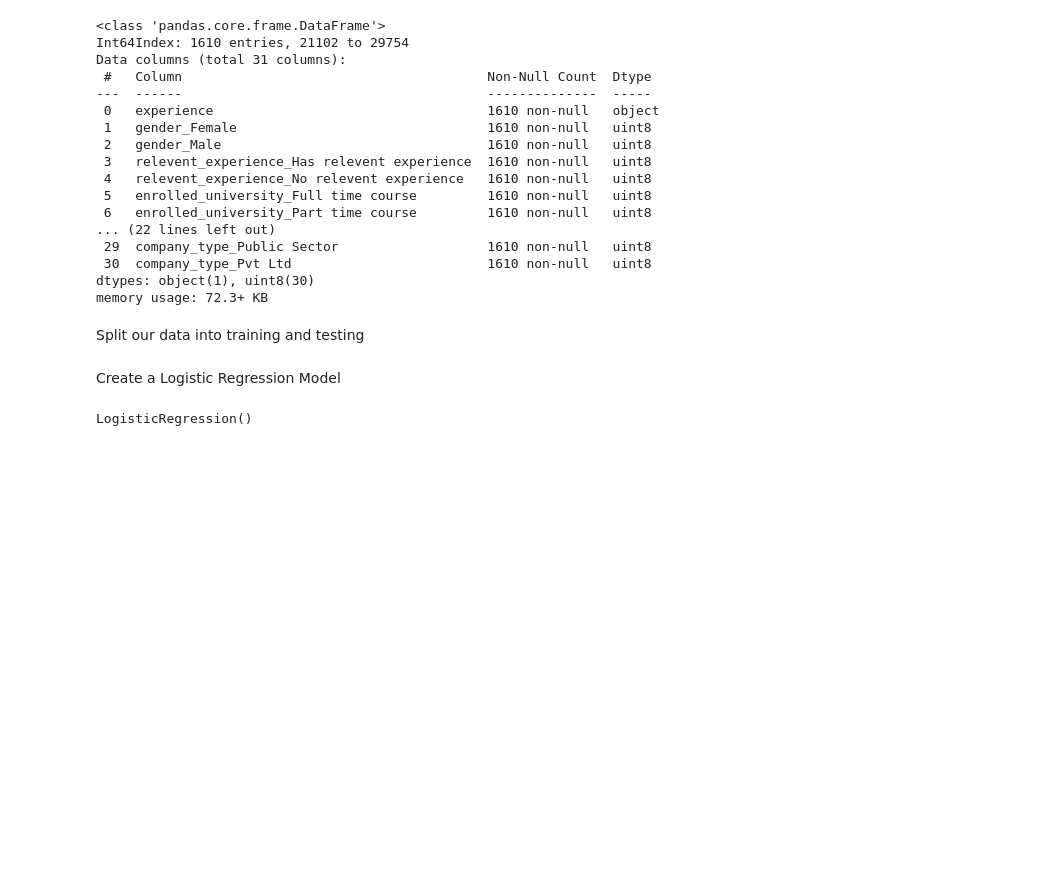
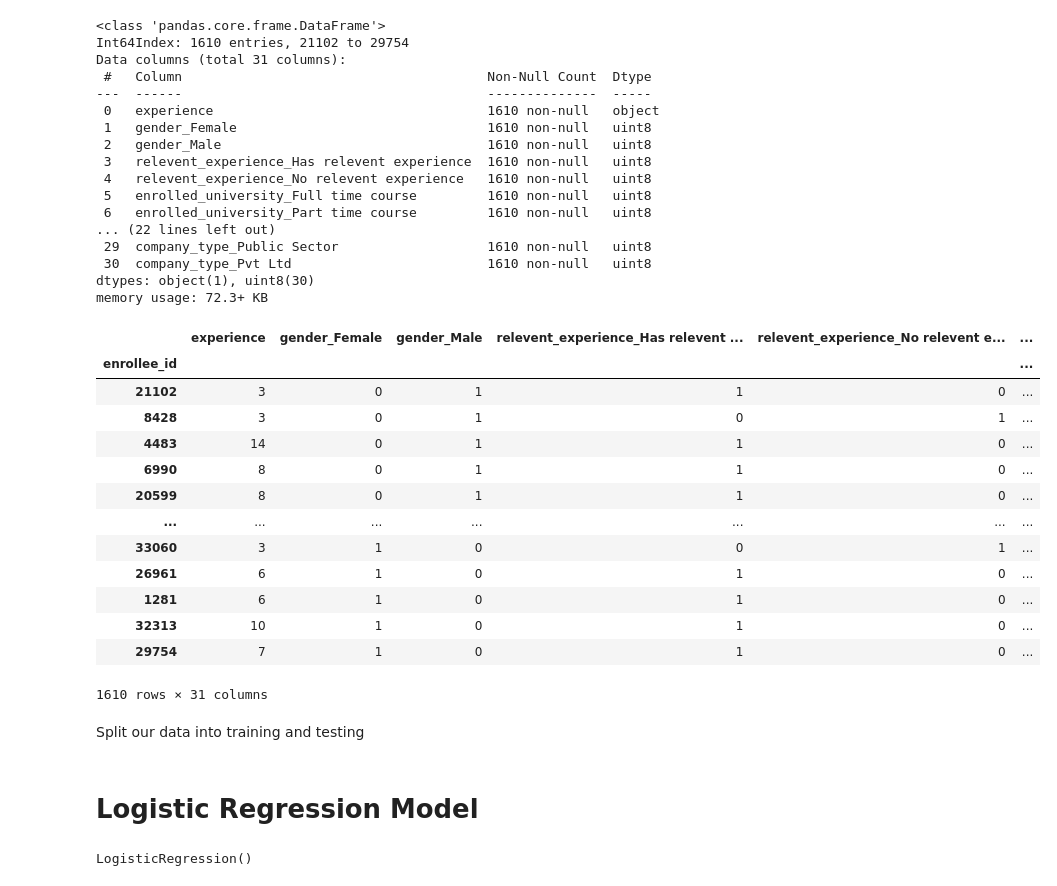
Before and after one commit to rarconaut/Project_3_Group_2, a Jupyter notebook: Rawaf/Project_3_Rawaf.ipynb, the cells around one changed output. Saved outputs shown, nothing was run; the diff lists cells and outputs as text; code cells hidden in the pictures; blank space fills up the shorter version.

```diff
--- a/Rawaf/Project_3_Rawaf.ipynb
+++ b/Rawaf/Project_3_Rawaf.ipynb
@@ -157,10 +150,27 @@ memory usage: 72.3+ KB
+# %%
+X_encoded
+# %% [output]
+|  | experience | gender_Female | gender_Male | relevent_experience_Has relevent ... | relevent_experience_No relevent e... | ... |
+| enrollee_id |  |  |  |  |  | ... |
+| 21102 | 3 | 0 | 1 | 1 | 0 | ... |
+| 8428 | 3 | 0 | 1 | 0 | 1 | ... |
+| 4483 | 14 | 0 | 1 | 1 | 0 | ... |
+| 6990 | 8 | 0 | 1 | 1 | 0 | ... |
+| 20599 | 8 | 0 | 1 | 1 | 0 | ... |
+| ... | ... | ... | ... | ... | ... | ... |
+| 33060 | 3 | 1 | 0 | 0 | 1 | ... |
+| 26961 | 6 | 1 | 0 | 1 | 0 | ... |
+| 1281 | 6 | 1 | 0 | 1 | 0 | ... |
+| 32313 | 10 | 1 | 0 | 1 | 0 | ... |
+| 29754 | 7 | 1 | 0 | 1 | 0 | ... |
+1610 rows × 31 columns
 # %% [markdown]
 Split our data into training and testing
 # %%
 from sklearn.model_selection import train_test_split
 X_train, X_test, y_train, y_test = train_test_split(X_encoded, y, random_state=1)
 # %% [markdown]
-Create a Logistic Regression Model
+# Logistic Regression Model
 # %%
 from sklearn.linear_model import LogisticRegression
 classifier = LogisticRegression()
```
Also changed, not shown: parts of 19 cells of this notebook.
